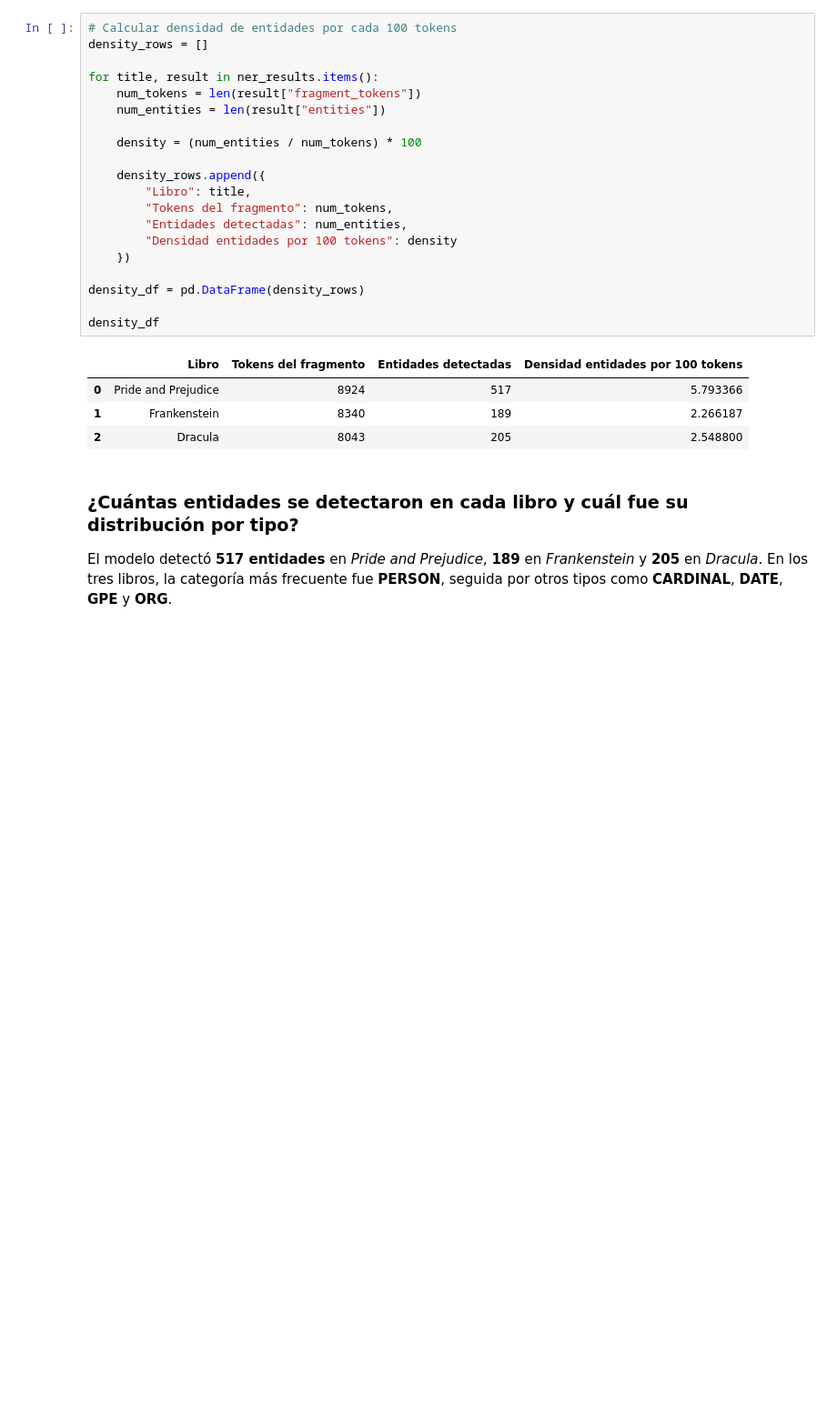
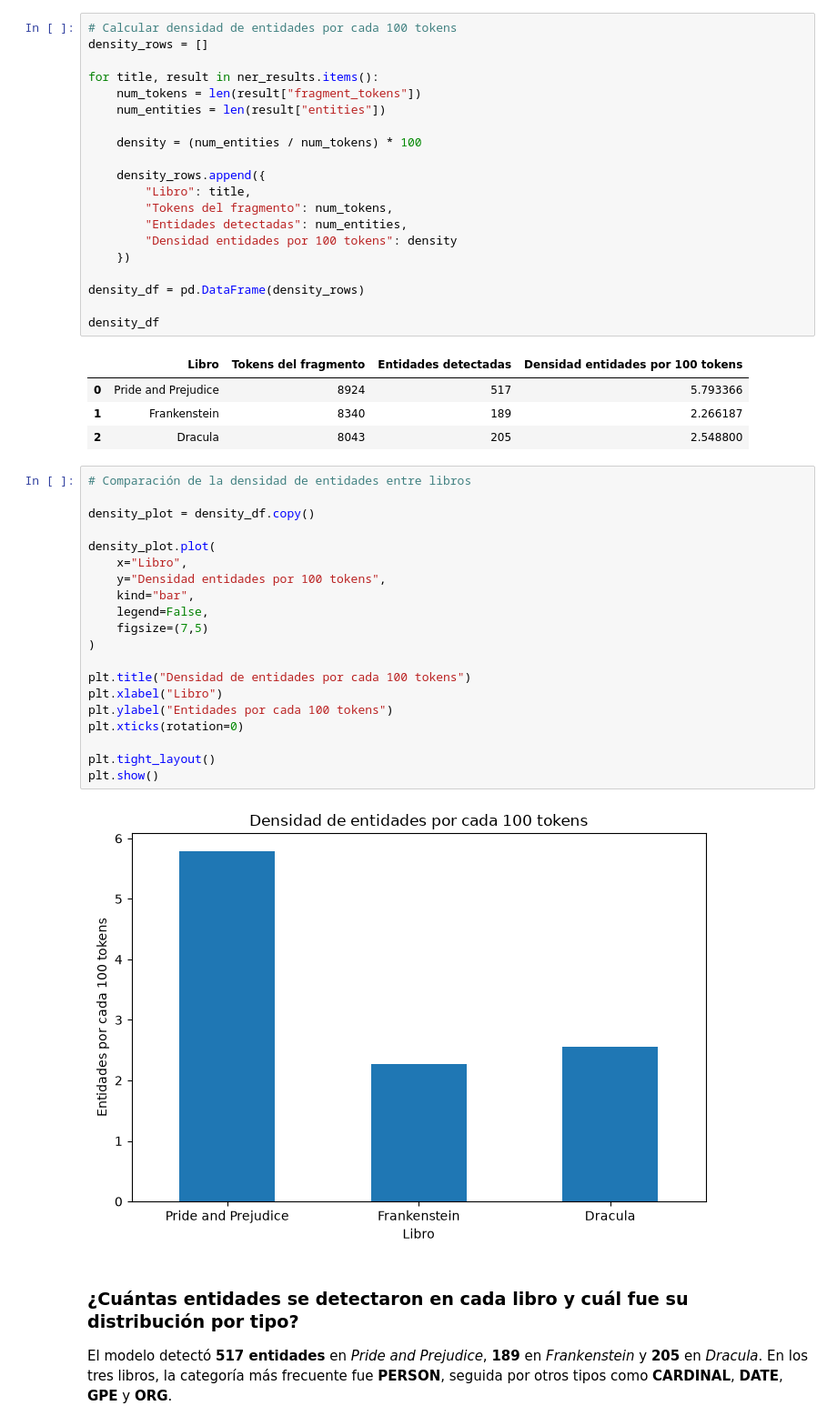
Before and after one commit to Cynthiss/NLP, a Jupyter notebook: Lab_6/Lab_6.ipynb, the cells around one changed output. Shown at 91% size. Drawn from its saved outputs; the diff is of its cells as text; blank space fills up the shorter version.

```diff
--- a/Lab_6/Lab_6.ipynb
+++ b/Lab_6/Lab_6.ipynb
@@ -750,6 +750,28 @@ density_df
 | 0 | Pride and Prejudice | 8924 | 517 | 5.793366 |
 | 1 | Frankenstein | 8340 | 189 | 2.266187 |
 | 2 | Dracula | 8043 | 205 | 2.548800 |
+# %%
+# Comparación de la densidad de entidades entre libros
+
+density_plot = density_df.copy()
+
+density_plot.plot(
+    x="Libro",
+    y="Densidad entidades por 100 tokens",
+    kind="bar",
+    legend=False,
+    figsize=(7,5)
+)
+
+plt.title("Densidad de entidades por cada 100 tokens")
+plt.xlabel("Libro")
+plt.ylabel("Entidades por cada 100 tokens")
+plt.xticks(rotation=0)
+
+plt.tight_layout()
+plt.show()
+# %% [output]
+[figure, added]
 # %% [markdown]
 ### ¿Cuántas entidades se detectaron en cada libro y cuál fue su distribución por tipo?
 
```
Also changed, not shown: parts of 4 cells of this notebook.
